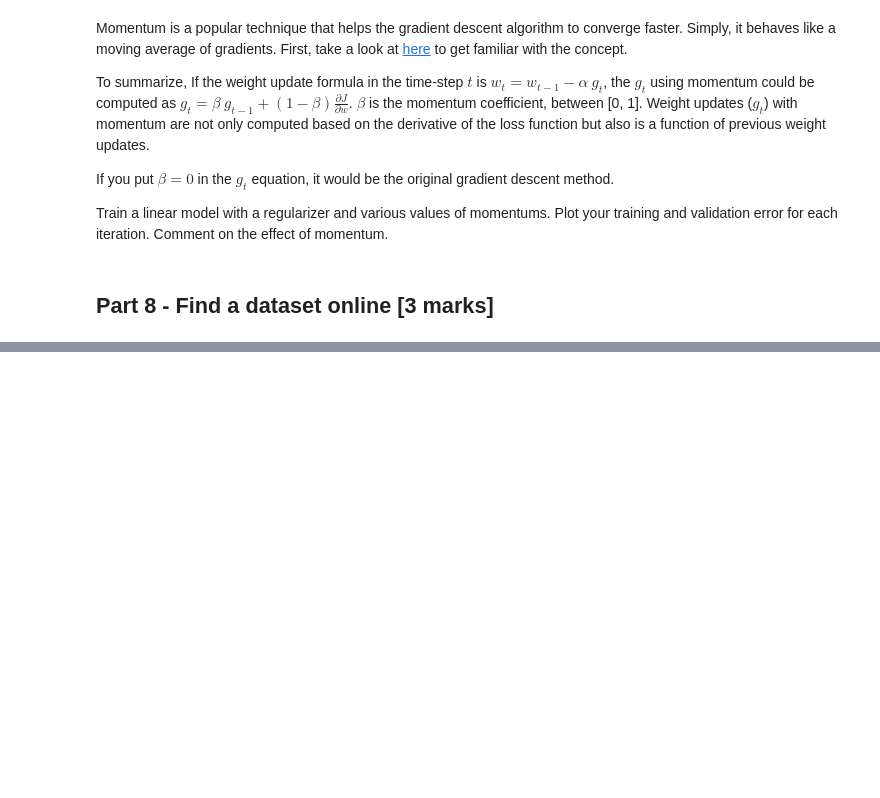
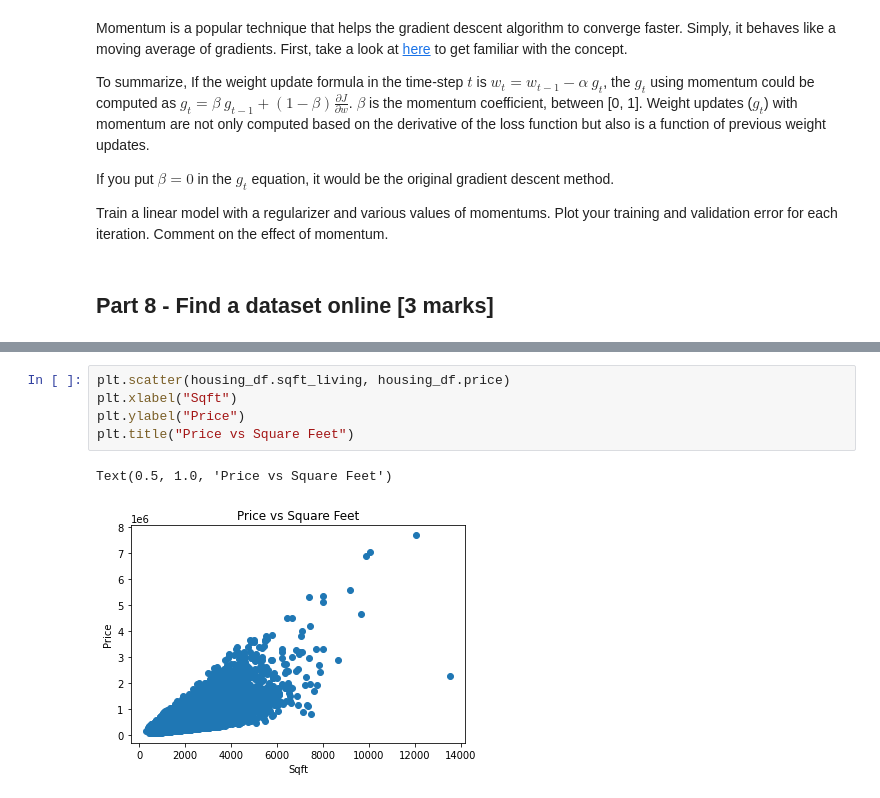
Before and after one commit to armandordorica/APS1070_A4_Linear_Regression_Gradient_Descent, a Jupyter notebook: Project_4.ipynb, the cells around one changed output, grey strips where cells are left out. Cells and saved outputs as stored; diff of their text form; blank space fills up the shorter version.

```diff
--- a/Project_4.ipynb
+++ b/Project_4.ipynb
@@ -972,0 +993,8 @@ When submitting your project on Quercus, Please make sure you are also uploading
+# %%
+plt.scatter(housing_df.sqft_living, housing_df.price)
+plt.xlabel("Sqft")
+plt.ylabel("Price")
+plt.title("Price vs Square Feet")
+# %% [output]
+Text(0.5, 1.0, 'Price vs Square Feet')
+[figure, added]
```
Also changed, not shown: parts of 53 cells of this notebook.
